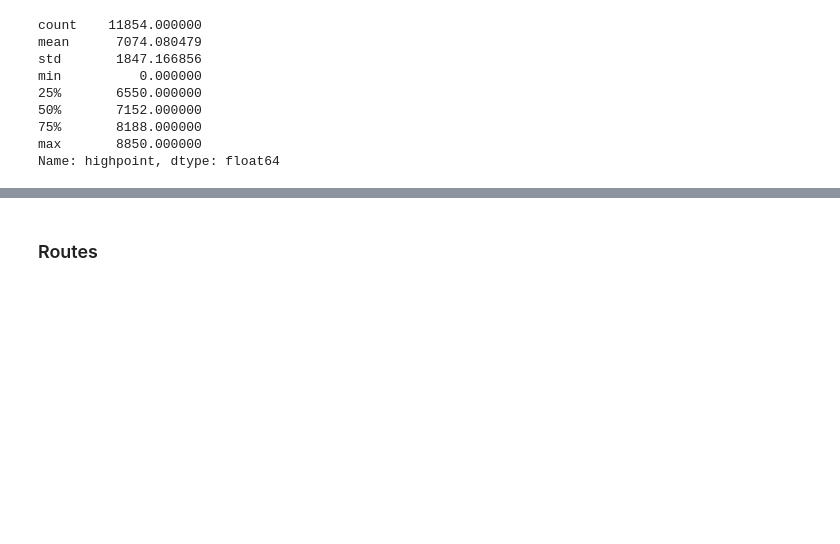
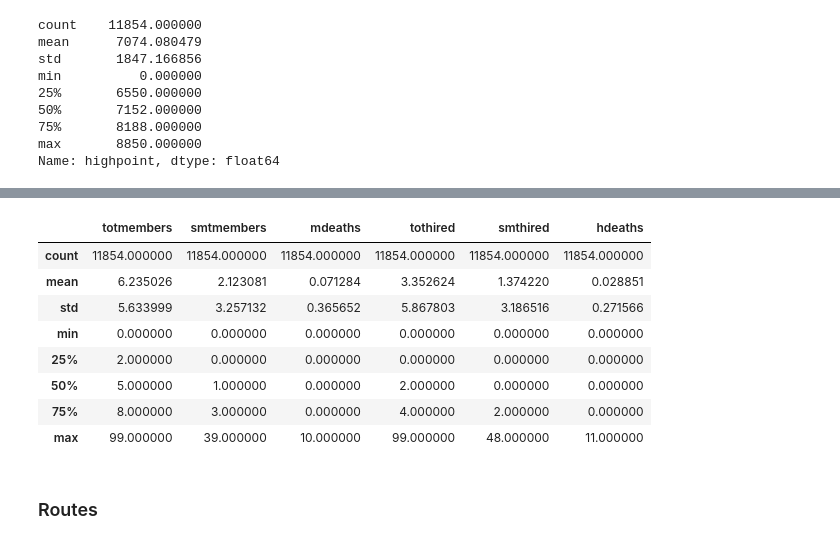
Before and after one commit to bastien-winant/himalayan-db-pipeline, a Jupyter notebook: notebooks/exploratory_data_analysis.ipynb, the cells around one changed output, grey strips where cells are left out. Saved outputs shown, nothing was run; the diff lists cells and outputs as text; code cells hidden in the pictures; blank space fills up the shorter version.

```diff
--- a/notebooks/exploratory_data_analysis.ipynb
+++ b/notebooks/exploratory_data_analysis.ipynb
@@ -770,3 +806,15 @@ df.loc[df.highpoint == 0]
+# %%
+df[['totmembers', 'smtmembers', 'mdeaths', 'tothired', 'smthired', 'hdeaths']].describe()
+# %% [output]
+|  | totmembers | smtmembers | mdeaths | tothired | smthired | hdeaths |
+| count | 11854.000000 | 11854.000000 | 11854.000000 | 11854.000000 | 11854.000000 | 11854.000000 |
+| mean | 6.235026 | 2.123081 | 0.071284 | 3.352624 | 1.374220 | 0.028851 |
+| std | 5.633999 | 3.257132 | 0.365652 | 5.867803 | 3.186516 | 0.271566 |
+| min | 0.000000 | 0.000000 | 0.000000 | 0.000000 | 0.000000 | 0.000000 |
+| 25% | 2.000000 | 0.000000 | 0.000000 | 0.000000 | 0.000000 | 0.000000 |
+| 50% | 5.000000 | 1.000000 | 0.000000 | 2.000000 | 0.000000 | 0.000000 |
+| 75% | 8.000000 | 3.000000 | 0.000000 | 4.000000 | 2.000000 | 0.000000 |
+| max | 99.000000 | 39.000000 | 10.000000 | 99.000000 | 48.000000 | 11.000000 |
 # %% [markdown]
 ### Routes
 # %%
```
Also changed, not shown: parts of 10 cells of this notebook.
